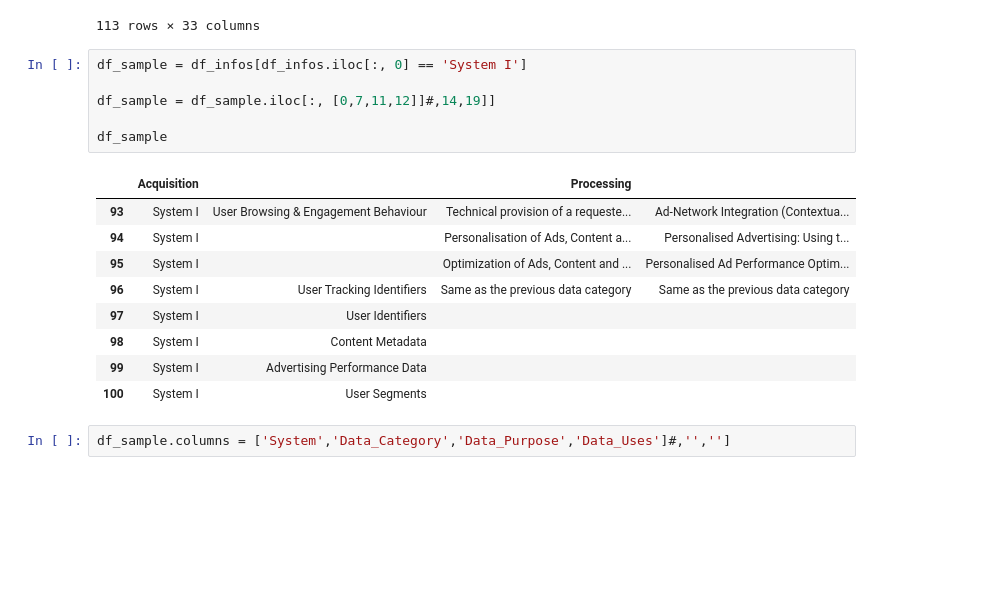
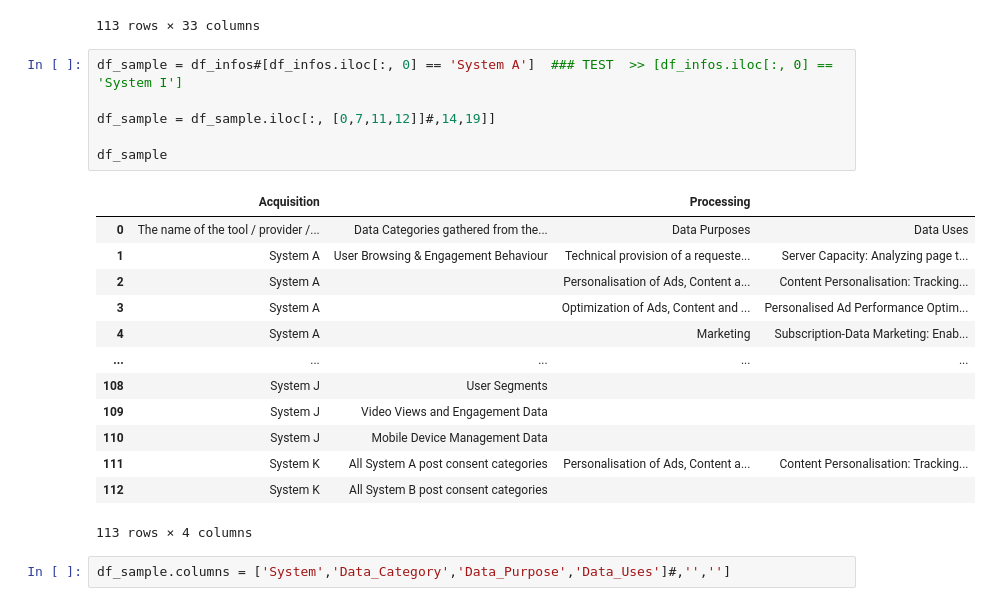
Before and after one commit to flohaha/Colab_Better_Rop, a Jupyter notebook: ROPA.ipynb, the cells around one changed output. Saved outputs shown, nothing was run; the diff lists cells and outputs as text; blank space fills up the shorter version.

```diff
--- a/ROPA.ipynb
+++ b/ROPA.ipynb
@@ -134,21 +151,25 @@ df_infos#.iloc[:, 0].unique().tolist()
 | 112 | System K |  |  |  |  | System Z | API | All System B post consent categories | Collected directly from System B | N/A (Content Meta Data) | ... | ... |
 113 rows × 33 columns
 # %%
-df_sample = df_infos[df_infos.iloc[:, 0] == 'System I']
+df_sample = df_infos#[df_infos.iloc[:, 0] == 'System A']  ### TEST  >> [df_infos.iloc[:, 0] == 'System I']
 
 df_sample = df_sample.iloc[:, [0,7,11,12]]#,14,19]]
 
 df_sample
 # %% [output]
 |  | Acquisition |  | Processing |  |
-| 93 | System I | User Browsing & Engagement Behaviour | Technical provision of a requeste... | Ad-Network Integration (Contextua... |
-| 94 | System I |  | Personalisation of Ads, Content a... | Personalised Advertising: Using t... |
-| 95 | System I |  | Optimization of Ads, Content and ... | Personalised Ad Performance Optim... |
-| 96 | System I | User Tracking Identifiers | Same as the previous data category | Same as the previous data category |
-| 97 | System I | User Identifiers |  |  |
-| 98 | System I | Content Metadata |  |  |
-| 99 | System I | Advertising Performance Data |  |  |
-| 100 | System I | User Segments |  |  |
+| 0 | The name of the tool / provider /... | Data Categories gathered from the... | Data Purposes | Data Uses |
+| 1 | System A | User Browsing & Engagement Behaviour | Technical provision of a requeste... | Server Capacity: Analyzing page t... |
+| 2 | System A |  | Personalisation of Ads, Content a... | Content Personalisation: Tracking... |
+| 3 | System A |  | Optimization of Ads, Content and ... | Personalised Ad Performance Optim... |
+| 4 | System A |  | Marketing | Subscription-Data Marketing: Enab... |
+| ... | ... | ... | ... | ... |
+| 108 | System J | User Segments |  |  |
+| 109 | System J | Video Views and Engagement Data |  |  |
+| 110 | System J | Mobile Device Management Data |  |  |
+| 111 | System K | All System A post consent categories | Personalisation of Ads, Content a... | Content Personalisation: Tracking... |
+| 112 | System K | All System B post consent categories |  |  |
+113 rows × 4 columns
 # %%
 df_sample.columns = ['System','Data_Category','Data_Purpose','Data_Uses']#,'','']
 # %%
```
Also changed, not shown: parts of 41 cells of this notebook.
